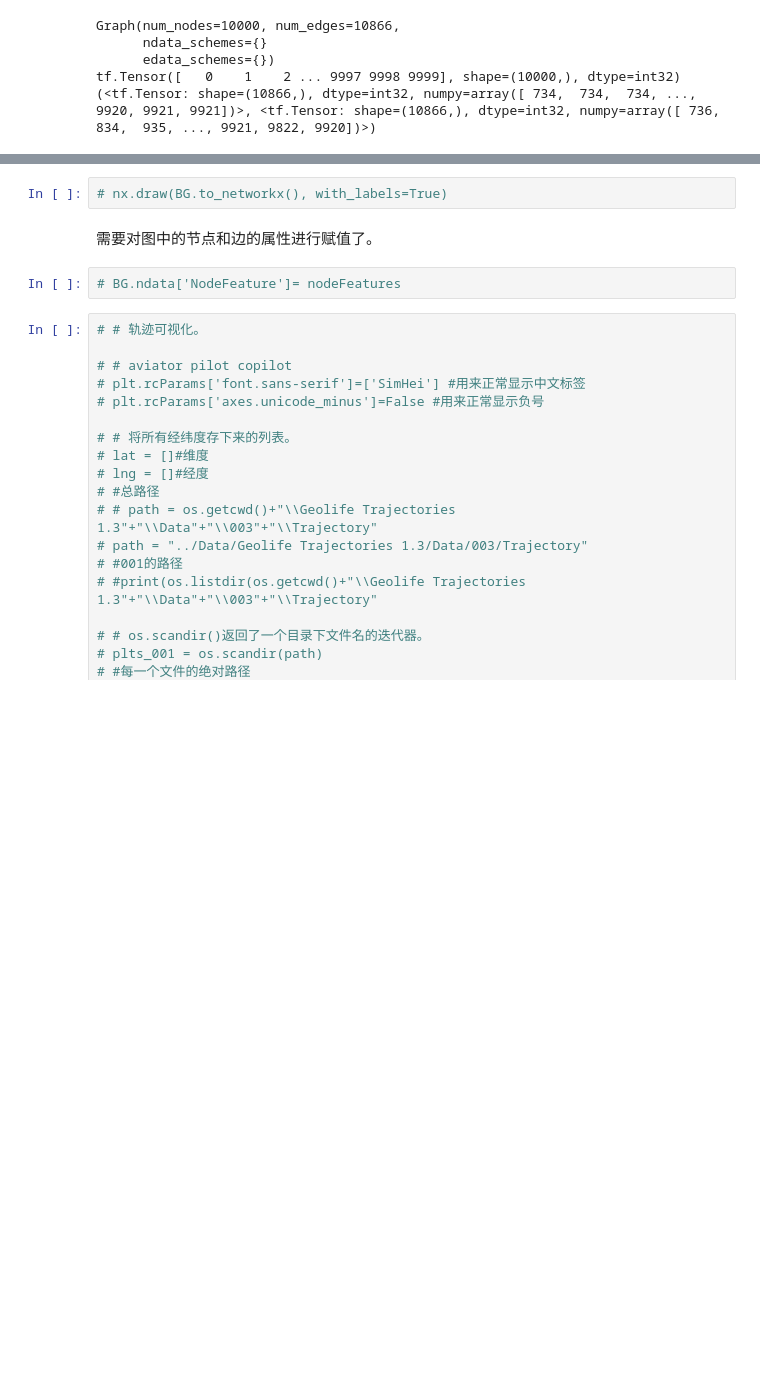
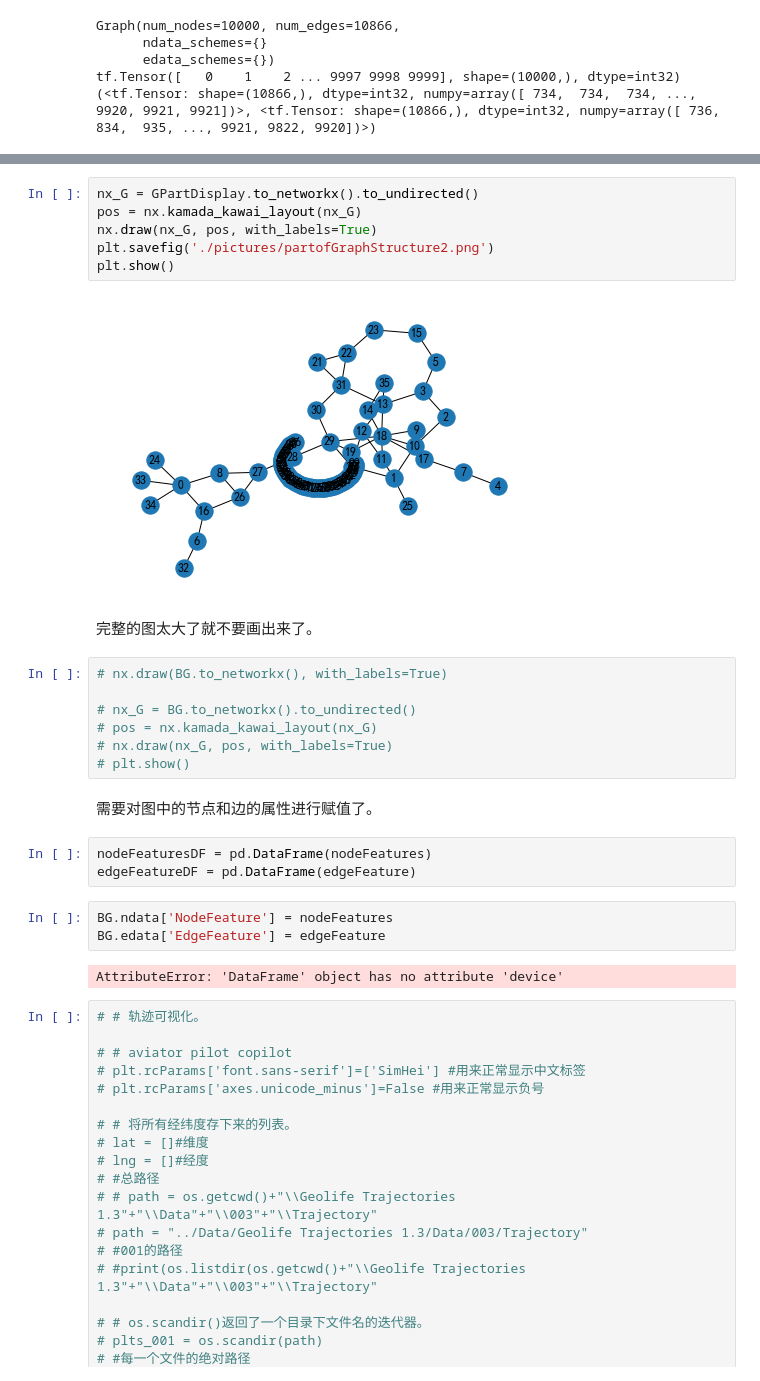
Before and after one commit to youareeverysingleday/HuaweiCupCompetition2022, a Jupyter notebook: FQuestion.ipynb, the cells around one changed output, grey strips where cells are left out. Cells and saved outputs as stored; diff of their text form; blank space fills up the shorter version.

```diff
--- a/FQuestion.ipynb
+++ b/FQuestion.ipynb
@@ -2033,9 +2111,30 @@ tf.Tensor([   0    1    2 ... 9997 9998 9999], shape=(10000,), dtype=int32)
+# %%
+nx_G = GPartDisplay.to_networkx().to_undirected()
+pos = nx.kamada_kawai_layout(nx_G)
+nx.draw(nx_G, pos, with_labels=True)
+plt.savefig('./pictures/partofGraphStructure2.png')
+plt.show()
+# %% [output]
+[figure, added]
+# %% [markdown]
+完整的图太大了就不要画出来了。
 # %%
 # nx.draw(BG.to_networkx(), with_labels=True)
+
+# nx_G = BG.to_networkx().to_undirected()
+# pos = nx.kamada_kawai_layout(nx_G)
+# nx.draw(nx_G, pos, with_labels=True)
+# plt.show()
 # %% [markdown]
 需要对图中的节点和边的属性进行赋值了。
+# %%
+nodeFeaturesDF = pd.DataFrame(nodeFeatures)
+edgeFeatureDF = pd.DataFrame(edgeFeature)
 # %%
-# BG.ndata['NodeFeature']= nodeFeatures
+BG.ndata['NodeFeature'] = nodeFeatures
+BG.edata['EdgeFeature'] = edgeFeature
+# %% [output]
+AttributeError: 'DataFrame' object has no attribute 'device'
 # %%
 # # 轨迹可视化。
 
```
Also changed, not shown: parts of 20 cells of this notebook, 38 other files.
